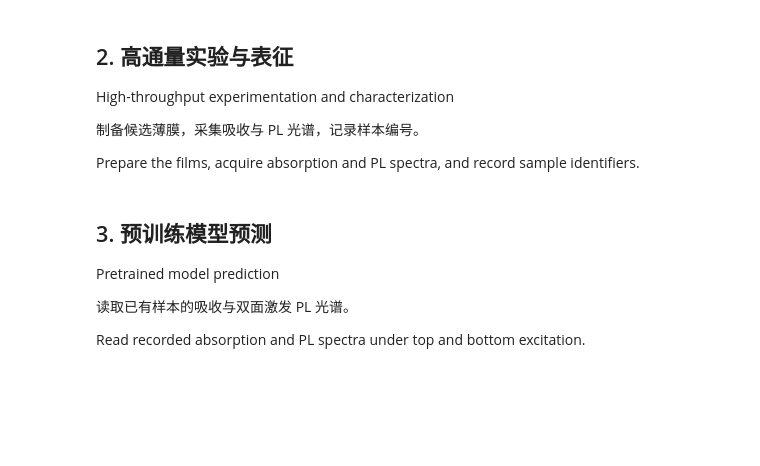
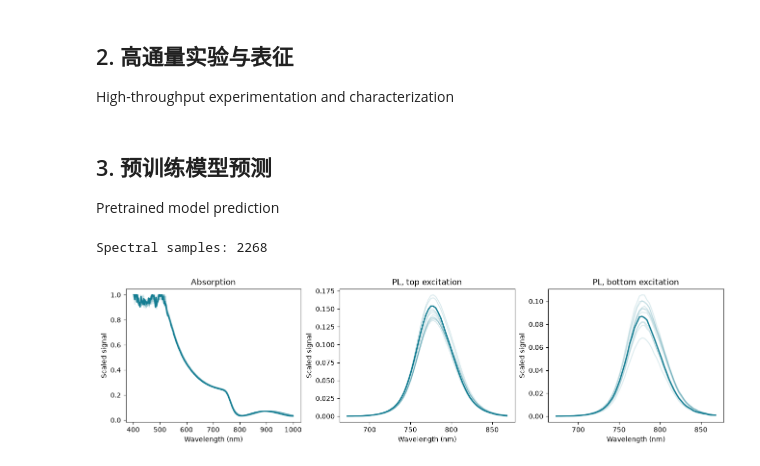
Before and after one commit to HM-Laboratory/PerovSeek, a Jupyter notebook: notebooks/PerovSeek_demo.ipynb, the cells around one changed output. Cells and saved outputs as stored; diff of their text form; code cells hidden in the pictures; blank space fills up the shorter version.

```diff
--- a/notebooks/PerovSeek_demo.ipynb
+++ b/notebooks/PerovSeek_demo.ipynb
@@ -60,25 +69,20 @@ display(candidate_view.round(3))
 ## 2. 高通量实验与表征
 
 High-throughput experimentation and characterization
-
-制备候选薄膜，采集吸收与 PL 光谱，记录样本编号。
-
-Prepare the films, acquire absorption and PL spectra, and record sample identifiers.
 # %% [markdown]
 ## 3. 预训练模型预测
 
 Pretrained model prediction
-
-读取已有样本的吸收与双面激发 PL 光谱。
-
-Read recorded absorption and PL spectra under top and bottom excitation.
 # %%
 SPECTRA_FILE = PROJECT / "data/spectra/1.59eV_additive_data.xlsx"
-spectra = load_spectra(SPECTRA_FILE)
+spectra = load_spectra(SPECTRA_FILE, label=None)
 print("Spectral samples:", len(spectra))
 spectrum_figure = plot_spectra(spectra)
-spectrum_figure.savefig(OUTPUT / "measured_spectra.png", dpi=180)
+spectrum_figure.savefig(OUTPUT / "spectra.png", dpi=180)
 display(spectrum_figure)
+# %% [output]
+Spectral samples: 2268
+[figure, added]
 # %%
 CHECKPOINT = PROJECT / "checkpoints/spectral_pce_state.pt"
 predictor = SpectralPredictor(CHECKPOINT)
```
Also changed, not shown: parts of 15 cells of this notebook, 4 other files.
